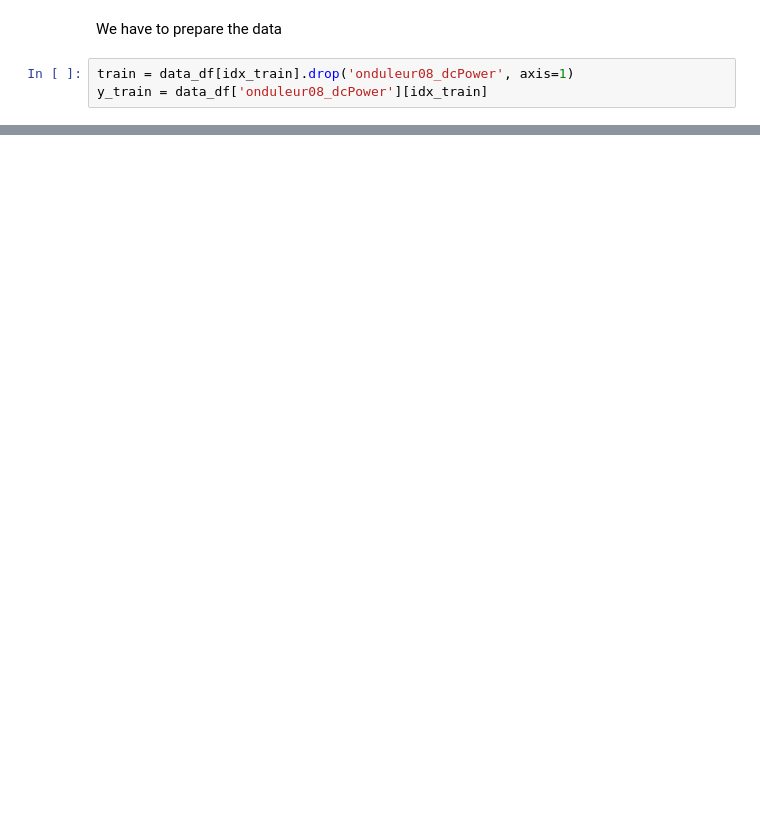
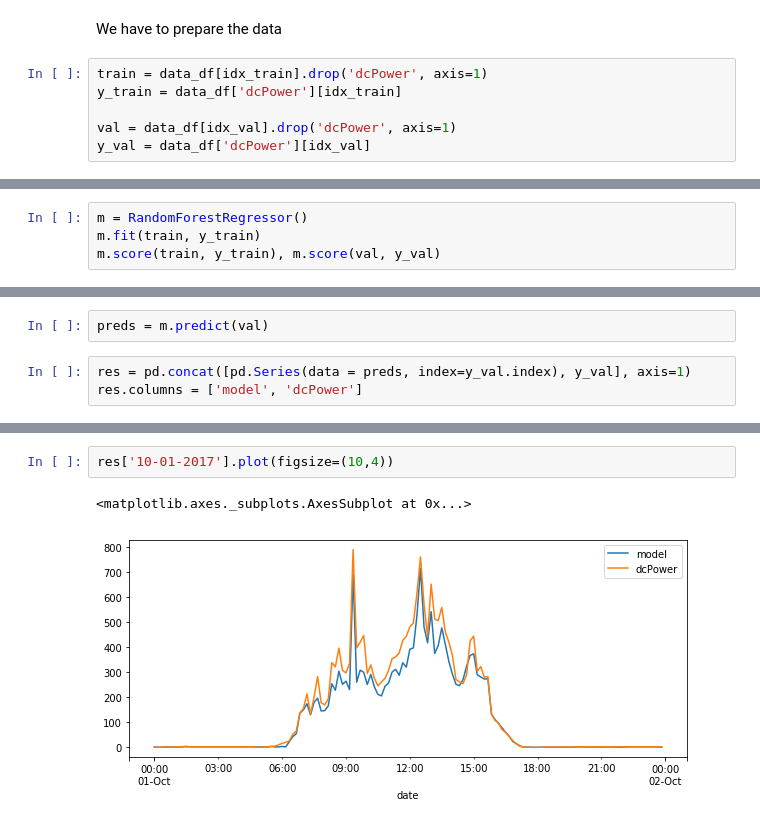
Before and after one commit to tcapelle/python_ines, a Jupyter notebook: Intro.ipynb, the cells around one changed output, grey strips where cells are left out. Saved outputs shown, nothing was run; the diff lists cells and outputs as text; blank space fills up the shorter version.

Commit message:
RF regressor

```diff
--- a/Intro.ipynb
+++ b/Intro.ipynb
@@ -356,5 +365,8 @@ from sklearn.ensemble import RandomForestRegressor
 # %% [markdown]
 We have to prepare the data
 # %%
-train = data_df[idx_train].drop('onduleur08_dcPower', axis=1)
-y_train = data_df['onduleur08_dcPower'][idx_train]
+train = data_df[idx_train].drop('dcPower', axis=1)
+y_train = data_df['dcPower'][idx_train]
+
+val = data_df[idx_val].drop('dcPower', axis=1)
+y_val = data_df['dcPower'][idx_val]
@@ -360,0 +375,4 @@ y_train = data_df['onduleur08_dcPower'][idx_train]
+# %%
+m = RandomForestRegressor()
+m.fit(train, y_train)
+m.score(train, y_train), m.score(val, y_val)
@@ -360,0 +383,5 @@ y_train = data_df['onduleur08_dcPower'][idx_train]
+# %%
+preds = m.predict(val)
+# %%
+res = pd.concat([pd.Series(data = preds, index=y_val.index), y_val], axis=1)
+res.columns = ['model', 'dcPower']
@@ -360,0 +398,5 @@ y_train = data_df['onduleur08_dcPower'][idx_train]
+# %%
+res['10-01-2017'].plot(figsize=(10,4))
+# %% [output]
+<matplotlib.axes._subplots.AxesSubplot at 0x...>
+[figure, added]
```
Also changed, not shown: parts of 7 cells of this notebook.
